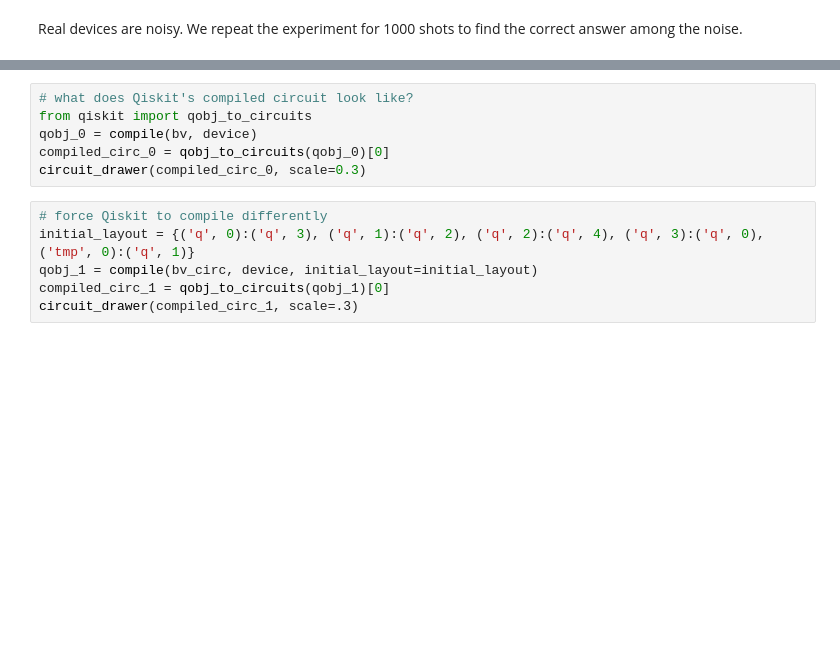
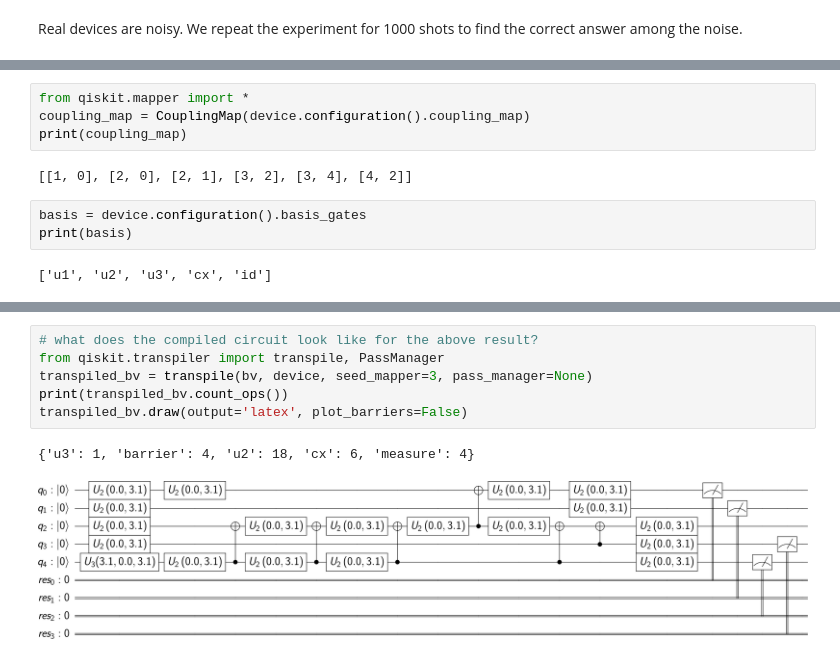
Before and after one commit to nguyenducnhaty/qiskit-terra, a Jupyter notebook: demo/BV_Demo.ipynb, the cells around one changed output, grey strips where cells are left out. Saved outputs shown, nothing was run; the diff lists cells and outputs as text; blank space fills up the shorter version.

```diff
--- a/demo/BV_Demo.ipynb
+++ b/demo/BV_Demo.ipynb
@@ -122,18 +109,26 @@ Real devices are noisy. We repeat the experiment for 1000 shots to find the corr
+# %%
+from qiskit.mapper import *
+coupling_map = CouplingMap(device.configuration().coupling_map)
+print(coupling_map)
+# %% [output]
+[[1, 0], [2, 0], [2, 1], [3, 2], [3, 4], [4, 2]]
+# %%
+basis = device.configuration().basis_gates
+print(basis)
+# %% [output]
+['u1', 'u2', 'u3', 'cx', 'id']
 # %% [markdown]
 Our circuit does not conform to the topology of our device as-is. Therefore, the compiler must rewrite the circuit to satisfy the device's connectivity constraints:
 
 <img src='./ibmqx4-connections_1pt2pt0.png' width=20%>
 
 As you will see here, the optimality of the compiler can have a large impact on result fidelity.
-# %%
-# what does Qiskit's compiled circuit look like?
-from qiskit import qobj_to_circuits
-qobj_0 = compile(bv, device)
-compiled_circ_0 = qobj_to_circuits(qobj_0)[0]
-circuit_drawer(compiled_circ_0, scale=0.3)
-# %%
-# force Qiskit to compile differently
-initial_layout = {('q', 0):('q', 3), ('q', 1):('q', 2), ('q', 2):('q', 4), ('q', 3):('q', 0), ('tmp', 0):('q', 1)}
-qobj_1 = compile(bv_circ, device, initial_layout=initial_layout)
-compiled_circ_1 = qobj_to_circuits(qobj_1)[0]
-circuit_drawer(compiled_circ_1, scale=.3)
+# %%
+# what does the compiled circuit look like for the above result?
+from qiskit.transpiler import transpile, PassManager
+transpiled_bv = transpile(bv, device, seed_mapper=3, pass_manager=None)
+print(transpiled_bv.count_ops())
+transpiled_bv.draw(output='latex', plot_barriers=False)
+# %% [output]
+{'u3': 1, 'barrier': 4, 'u2': 18, 'cx': 6, 'measure': 4}
+[figure, added]
```
Also changed, not shown: parts of 36 cells of this notebook, 3 other files.
